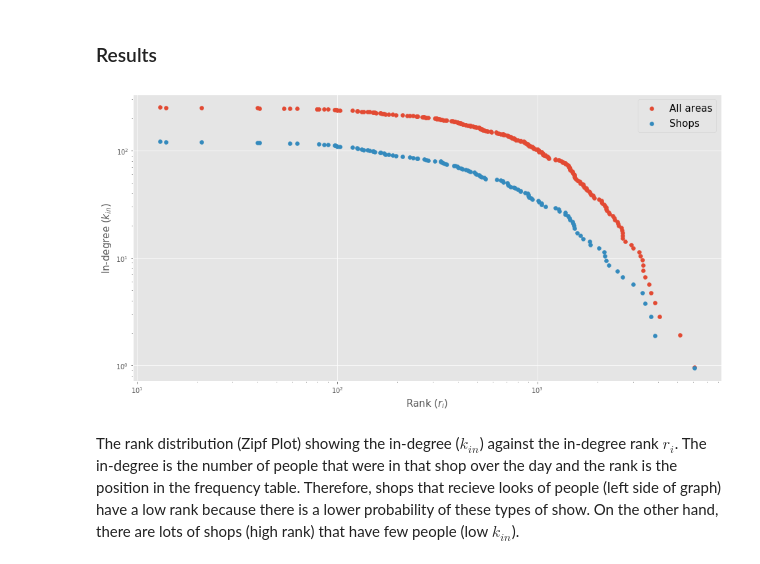
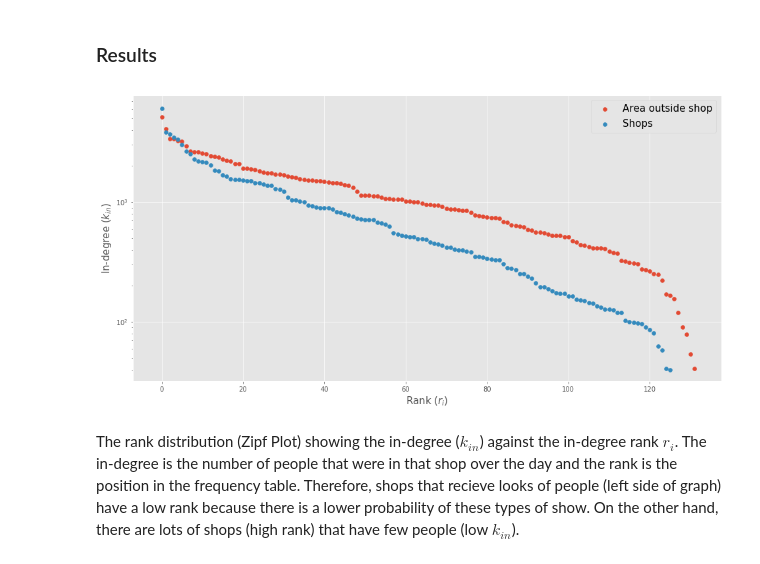
Before and after one commit to Beaulieu318/msci-complexity-project, a Jupyter notebook: msci/analysis/notebooks/bsc_networks_analysis.ipynb, the cells around one changed output. Saved outputs shown, nothing was run; the diff lists cells and outputs as text; code cells hidden in the pictures.

```diff
--- a/msci/analysis/notebooks/bsc_networks_analysis.ipynb
+++ b/msci/analysis/notebooks/bsc_networks_analysis.ipynb
@@ -123,26 +127,6 @@ There are only 100 shops therefore the degree distribution will not produce an i
 $$ r_{i} = N \sum_{k=k_{i}}^{\infty}P(k), $$
 
 where N is the number of observed degrees.
-# %%
-def calculate_in_degree_rank(total_shopper_count_group):
-    """
-    Calculates the rank in the frequency table for the degrees (number of people going to a shop)
-
-    :param total_shopper_count_group: (groupby dataframe) contains the groups of the degrees (count of vistors for each shop)
-    :return: (list, list) the degrees and the rank which can be plotted on the x and y axis respecitively
-    """
-    N = len(total_shopper_count_group)
-    P = lambda k: total_shopper_count_group.count()['index'][k] / total_shopper_count_group.count()['index'].sum()
-    degrees = total_shopper_count_group.count().index
-
-    rank = []
-    for i in range(len(degrees)):
-        r_i = 0
-        for k in degrees[i:]:
-            r_i += P(k)
-        r_i *= N
-        rank.append(r_i)
-    return degrees, rank
 # %% [markdown]
 ### Results
 # %%
@@ -152,21 +136,24 @@ total_shopper_count_df = pd.DataFrame.from_dict(total_shopper_count, orient='ind
 # %%
 fig, ax = plt.subplots(nrows=1, ncols=1, figsize=(16, 8))
 
-total_shopper_count_group = total_shopper_count_df.groupby('frequency')
-degrees, rank = calculate_in_degree_rank(total_shopper_count_group)
-plt.scatter(degrees, rank, label='All areas')
+# degrees, rank = calculate_in_degree_rank(total_shopper_count_df)
+# plt.scatter(rank, degrees, label='Shop + area outside shop')
 
-total_shopper_count_group = total_shopper_count_df[total_shopper_count_df.index.str.contains('B')].groupby('frequency')
-degrees, rank = calculate_in_degree_rank(total_shopper_count_group)
-plt.scatter(degrees, rank, label='Shops')
+degrees, rank = calculate_in_degree_rank(total_shopper_count_df[total_shopper_count_df.index.str.contains('A')])
+plt.scatter(rank, degrees, label='Area outside shop')
 
-ax.set_xscale("log", nonposx='clip')
+degrees, rank = calculate_in_degree_rank(total_shopper_count_df[total_shopper_count_df.index.str.contains('B')])
+plt.scatter(rank, degrees, label='Shops')
+
+
+
+# ax.set_xscale("log", nonposx='clip')
 ax.set_yscale("log", nonposy='clip')
 ax.set_xlabel('Rank ($r_{i}$)', fontsize=15)
 ax.set_ylabel('In-degree ($k_{in}$)', fontsize=15);
 ax.legend(loc='best', fontsize=15);
 # %% [output]
-[figure, old version]
+[figure, new version]
 # %% [markdown]
 The rank distribution (Zipf Plot) showing the in-degree ($k_{in}$) against the in-degree rank $r_{i}$. The in-degree is the number of people that were in that shop over the day and the rank is the position in the frequency table. Therefore, shops that recieve looks of people (left side of graph) have a low rank because there is a lower probability of these types of show. On the other hand, there are lots of shops (high rank) that have few people (low $k_{in}$).
 # %% [markdown]
```
Also changed, not shown: parts of 1 cell of this notebook, 2 other files.
